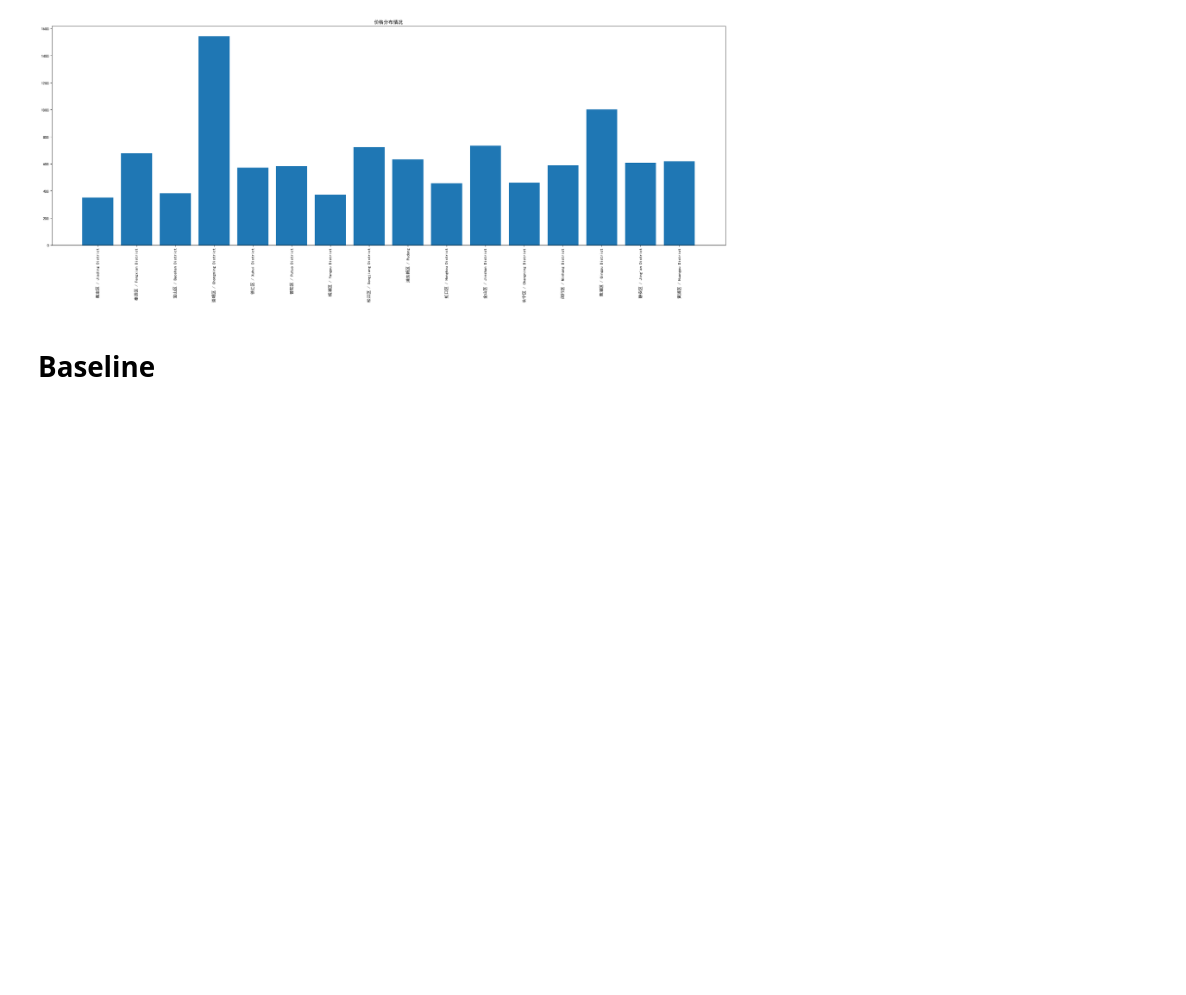
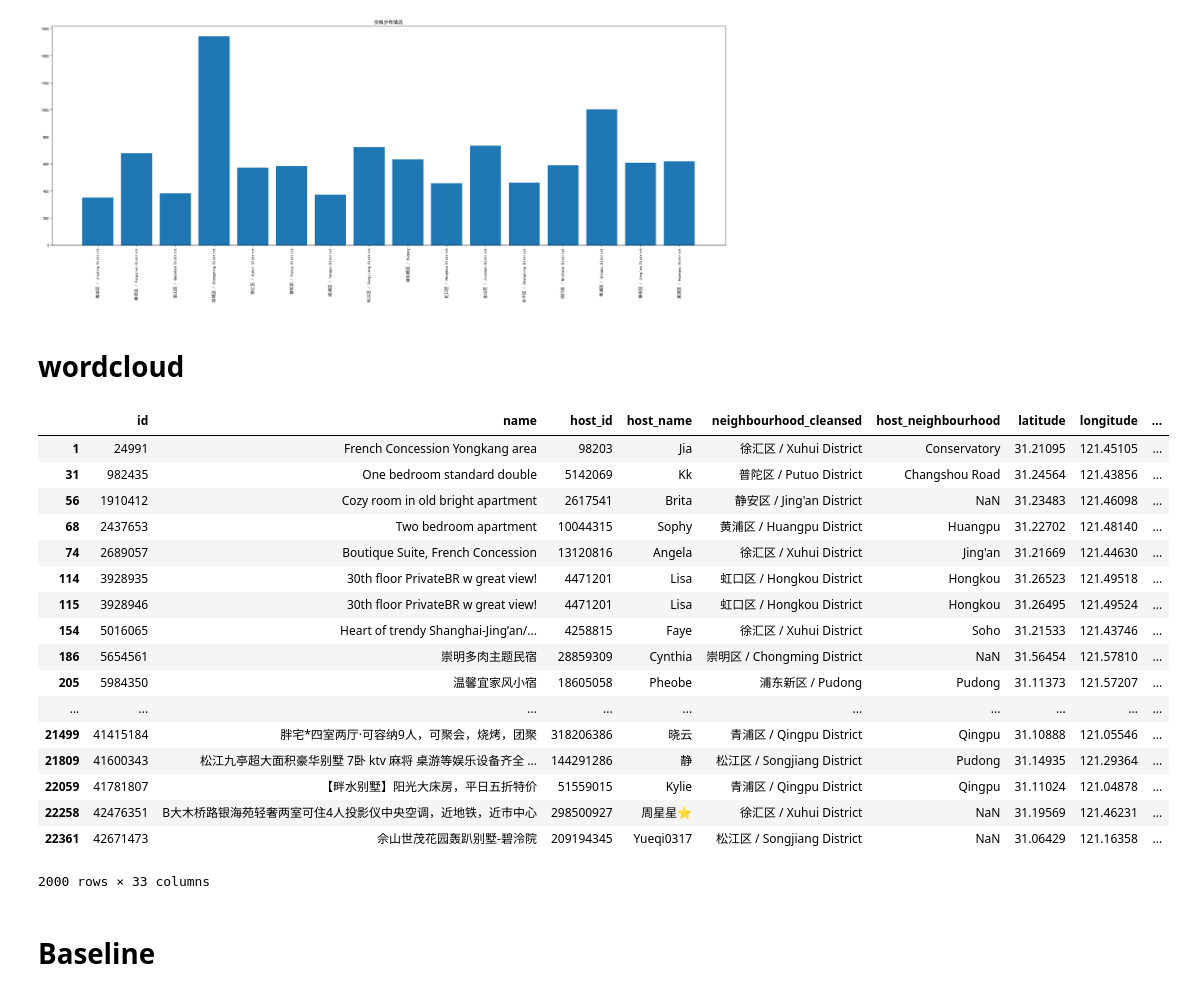
Before and after one commit to dc-ying/meituan_contest, a Jupyter notebook: explore.ipynb, the cells around one changed output. Saved outputs shown, nothing was run; the diff lists cells and outputs as text; code cells hidden in the pictures; blank space fills up the shorter version.

```diff
--- a/explore.ipynb
+++ b/explore.ipynb
@@ -277,2 +277,29 @@ plt.savefig('价格分布情况.jpg')#保存图片
 # %% [output]
 [figure]
+# %% [markdown]
+# wordcloud
+# %%
+popular_house = features.copy()
+unpopular_house = popular_house.sort_values(by=['number_of_reviews','reviews_per_month'],ascending=True).head(2000)
+popular_house = popular_house.sort_values(by=['number_of_reviews','reviews_per_month'],ascending=False).head(2000)unpopular_house
+# %%
+unpopular_house
+# %% [output]
+|  | id | name | host_id | host_name | neighbourhood_cleansed | host_neighbourhood | latitude | longitude | ... |
+| 1 | 24991 | French Concession Yongkang area | 98203 | Jia | 徐汇区 / Xuhui District | Conservatory | 31.21095 | 121.45105 | ... |
+| 31 | 982435 | One bedroom standard double | 5142069 | Kk | 普陀区 / Putuo District | Changshou Road | 31.24564 | 121.43856 | ... |
+| 56 | 1910412 | Cozy room in old bright apartment | 2617541 | Brita | 静安区 / Jing'an District | NaN | 31.23483 | 121.46098 | ... |
+| 68 | 2437653 | Two bedroom apartment | 10044315 | Sophy | 黄浦区 / Huangpu District | Huangpu | 31.22702 | 121.48140 | ... |
+| 74 | 2689057 | Boutique Suite, French Concession | 13120816 | Angela | 徐汇区 / Xuhui District | Jing'an | 31.21669 | 121.44630 | ... |
+| 114 | 3928935 | 30th floor PrivateBR w great view! | 4471201 | Lisa | 虹口区 / Hongkou District | Hongkou | 31.26523 | 121.49518 | ... |
+| 115 | 3928946 | 30th floor PrivateBR w great view! | 4471201 | Lisa | 虹口区 / Hongkou District | Hongkou | 31.26495 | 121.49524 | ... |
+| 154 | 5016065 | Heart of trendy Shanghai-Jing’an/... | 4258815 | Faye | 徐汇区 / Xuhui District | Soho | 31.21533 | 121.43746 | ... |
+| 186 | 5654561 | 崇明多肉主题民宿 | 28859309 | Cynthia | 崇明区 / Chongming District | NaN | 31.56454 | 121.57810 | ... |
+| 205 | 5984350 | 温馨宜家风小宿 | 18605058 | Pheobe | 浦东新区 / Pudong | Pudong | 31.11373 | 121.57207 | ... |
+| ... | ... | ... | ... | ... | ... | ... | ... | ... | ... |
+| 21499 | 41415184 | 胖宅*四室两厅·可容纳9人，可聚会，烧烤，团聚 | 318206386 | 晓云 | 青浦区 / Qingpu District | Qingpu | 31.10888 | 121.05546 | ... |
+| 21809 | 41600343 | 松江九亭超大面积豪华别墅 7卧 ktv 麻将 桌游等娱乐设备齐全 ... | 144291286 | 静 | 松江区 / Songjiang District | Pudong | 31.14935 | 121.29364 | ... |
+| 22059 | 41781807 | 【畔水别墅】阳光大床房，平日五折特价 | 51559015 | Kylie | 青浦区 / Qingpu District | Qingpu | 31.11024 | 121.04878 | ... |
+| 22258 | 42476351 | B大木桥路银海苑轻奢两室可住4人投影仪中央空调，近地铁，近市中心 | 298500927 | 周星星⭐ | 徐汇区 / Xuhui District | NaN | 31.19569 | 121.46231 | ... |
+| 22361 | 42671473 | 佘山世茂花园轰趴别墅-碧泠院 | 209194345 | Yueqi0317 | 松江区 / Songjiang District | NaN | 31.06429 | 121.16358 | ... |
+2000 rows × 33 columns
```
Also changed, not shown: parts of 12 cells of this notebook, 4 other files.
